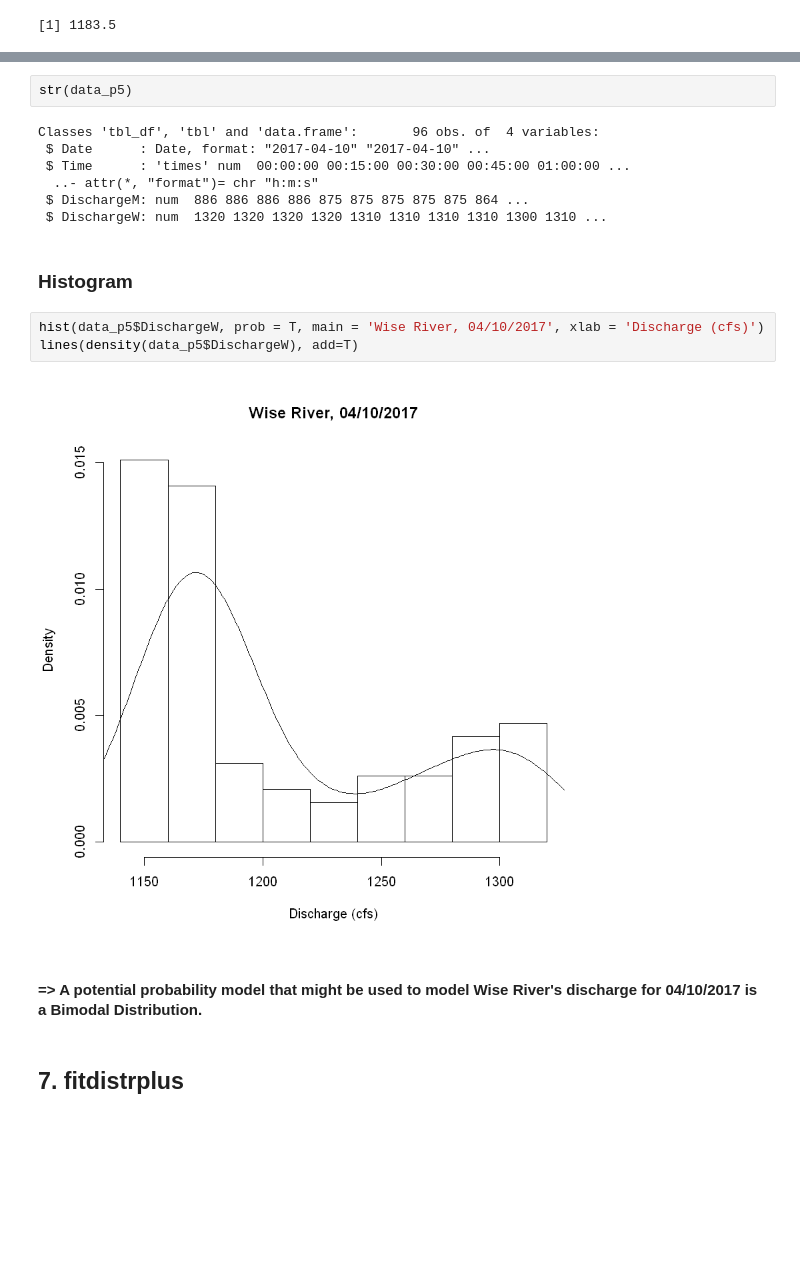
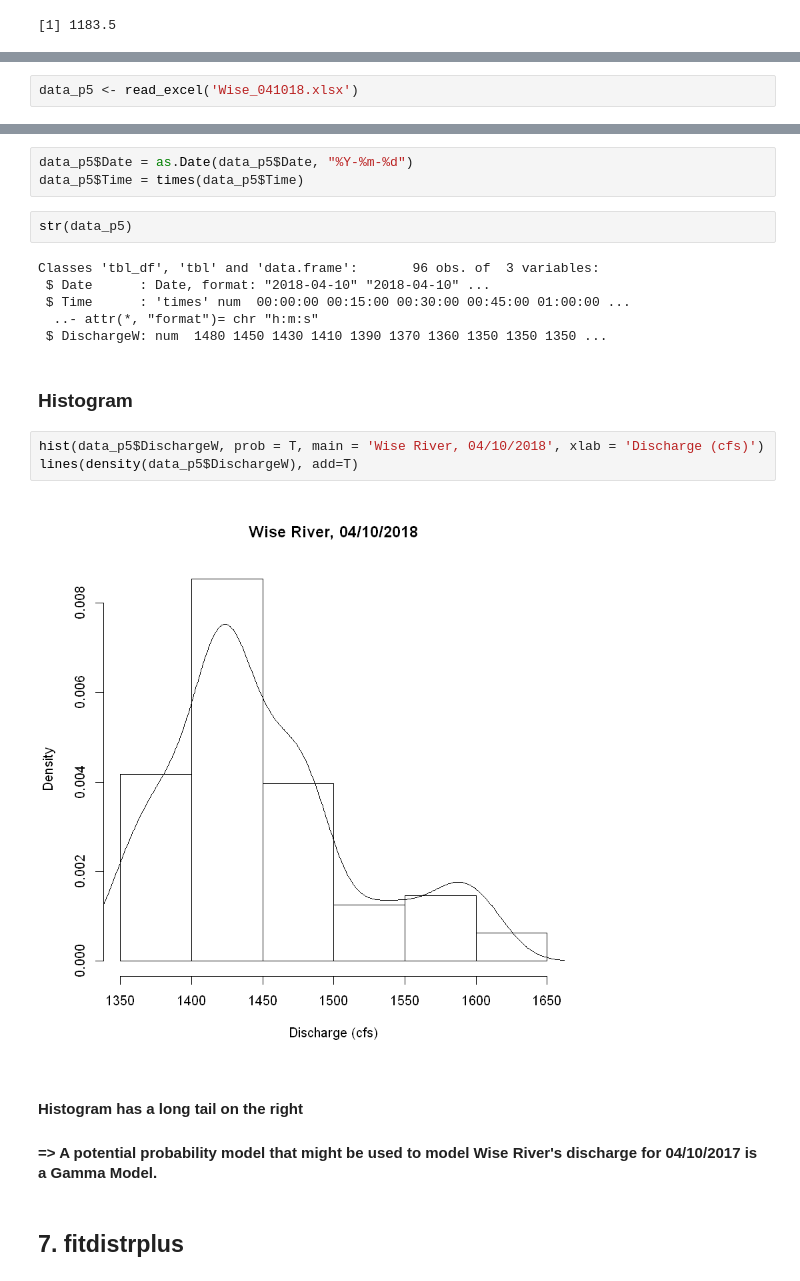
Before and after one commit to ngocdha/hw_Statistical_Learning, a Jupyter notebook: Labs/Lab_3/L3_02_Analysis.ipynb, the cells around one changed output, grey strips where cells are left out. Drawn from its saved outputs; the diff is of its cells as text; blank space fills up the shorter version.

```diff
--- a/Labs/Lab_3/L3_02_Analysis.ipynb
+++ b/Labs/Lab_3/L3_02_Analysis.ipynb
@@ -317,0 +320,2 @@ data_p5 = subset(data, Date == "2017-04-10")
+# %%
+data_p5 <- read_excel('Wise_041018.xlsx')
@@ -318,20 +329,23 @@ data_p5 = subset(data, Date == "2017-04-10")
+# %%
+data_p5$Date = as.Date(data_p5$Date, "%Y-%m-%d")
+data_p5$Time = times(data_p5$Time)
 # %%
 str(data_p5)
 # %% [output]
-Classes 'tbl_df', 'tbl' and 'data.frame':       96 obs. of  4 variables:
- $ Date      : Date, format: "2017-04-10" "2017-04-10" ...
+Classes 'tbl_df', 'tbl' and 'data.frame':       96 obs. of  3 variables:
+ $ Date      : Date, format: "2018-04-10" "2018-04-10" ...
  $ Time      : 'times' num  00:00:00 00:15:00 00:30:00 00:45:00 01:00:00 ...
   ..- attr(*, "format")= chr "h:m:s"
- $ DischargeM: num  886 886 886 886 875 875 875 875 875 864 ...
- $ DischargeW: num  1320 1320 1320 1320 1310 1310 1310 1310 1300 1310 ...
+ $ DischargeW: num  1480 1450 1430 1410 1390 1370 1360 1350 1350 1350 ...
 # %% [markdown]
 ### Histogram
 # %%
-hist(data_p5$DischargeW, prob = T, main = 'Wise River, 04/10/2017', xlab = 'Discharge (cfs)')
+hist(data_p5$DischargeW, prob = T, main = 'Wise River, 04/10/2018', xlab = 'Discharge (cfs)')
 lines(density(data_p5$DischargeW), add=T)
 # %% [output]
-[figure, old version]
+[figure, new version]
 # %% [markdown]
-#### => A potential probability model that might be used to model Wise River's discharge for 04/10/2017 is a Bimodal Distribution.
+#### Histogram has a long tail on the right
+#### => A potential probability model that might be used to model Wise River's discharge for 04/10/2017 is a Gamma Model.
 # %% [markdown]
 ## 7. fitdistrplus
```
Also changed, not shown: parts of 34 cells of this notebook, 3 other files.
